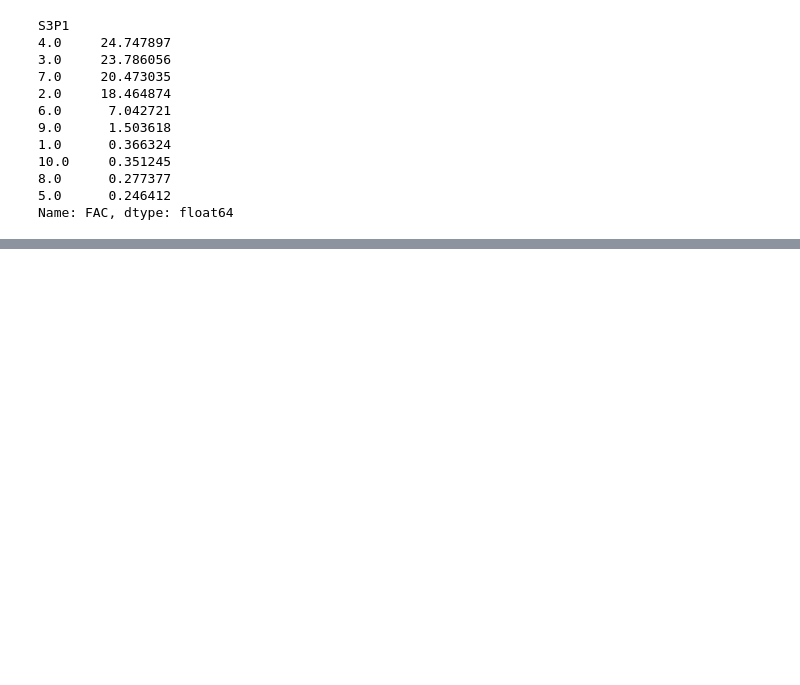
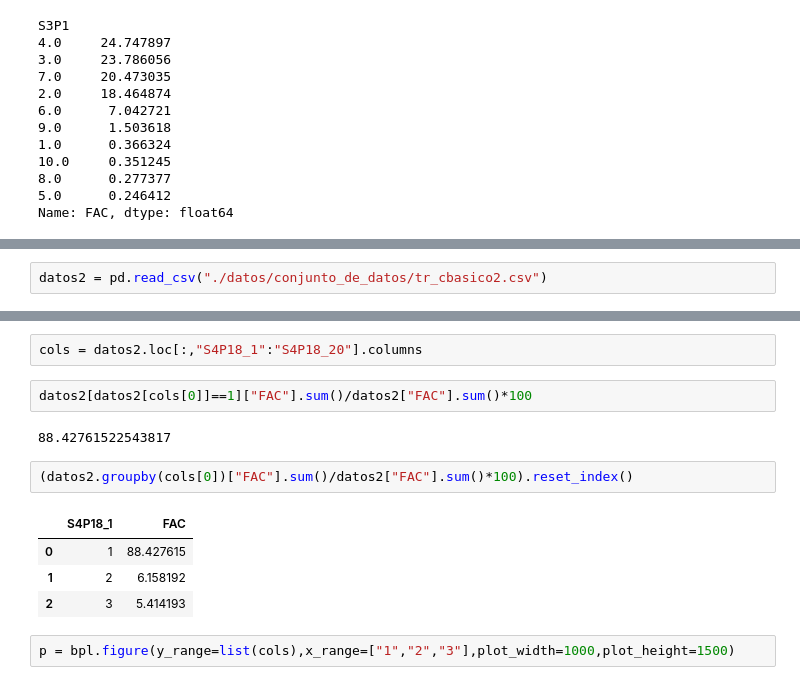
Before and after one commit to JHermosillaD/enpecyt, a Jupyter notebook: analisis_01.ipynb, the cells around one changed output, grey strips where cells are left out. Cells and saved outputs as stored; diff of their text form; blank space fills up the shorter version.

```diff
--- a/analisis_01.ipynb
+++ b/analisis_01.ipynb
@@ -430,0 +456,2 @@ Name: FAC, dtype: float64
+# %%
+datos2 = pd.read_csv("./datos/conjunto_de_datos/tr_cbasico2.csv")
@@ -430,0 +478,15 @@ Name: FAC, dtype: float64
+# %%
+cols = datos2.loc[:,"S4P18_1":"S4P18_20"].columns
+# %%
+datos2[datos2[cols[0]]==1]["FAC"].sum()/datos2["FAC"].sum()*100
+# %% [output]
+88.42761522543817
+# %%
+(datos2.groupby(cols[0])["FAC"].sum()/datos2["FAC"].sum()*100).reset_index()
+# %% [output]
+|  | S4P18_1 | FAC |
+| 0 | 1 | 88.427615 |
+| 1 | 2 | 6.158192 |
+| 2 | 3 | 5.414193 |
+# %%
+p = bpl.figure(y_range=list(cols),x_range=["1","2","3"],plot_width=1000,plot_height=1500)
```
Also changed, not shown: parts of 10 cells of this notebook.
